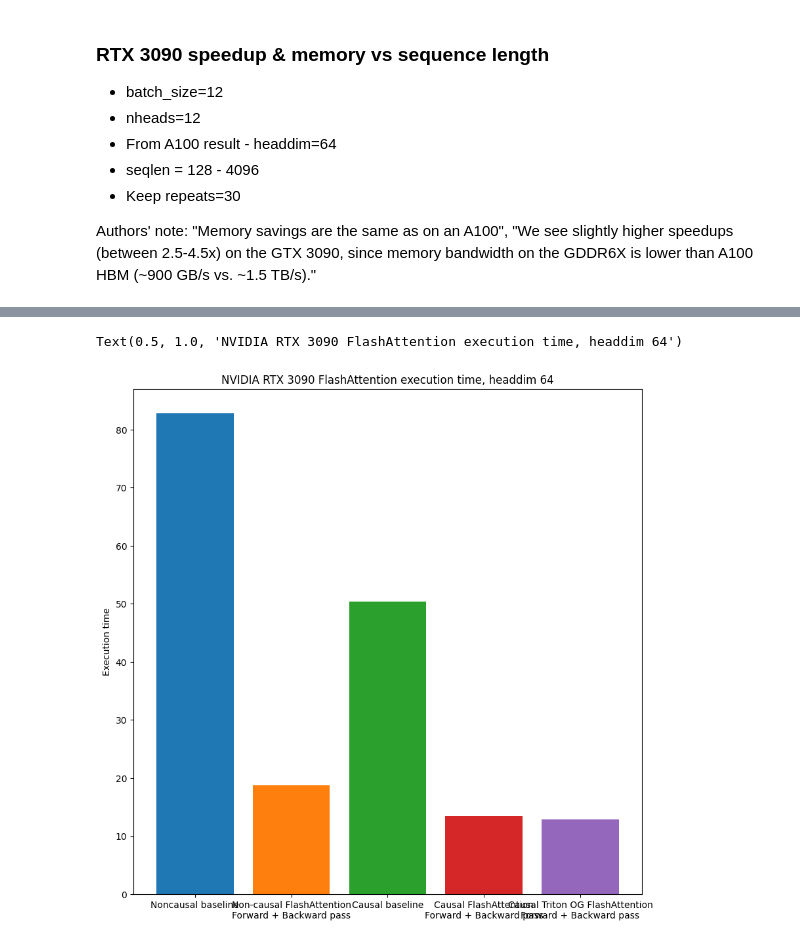
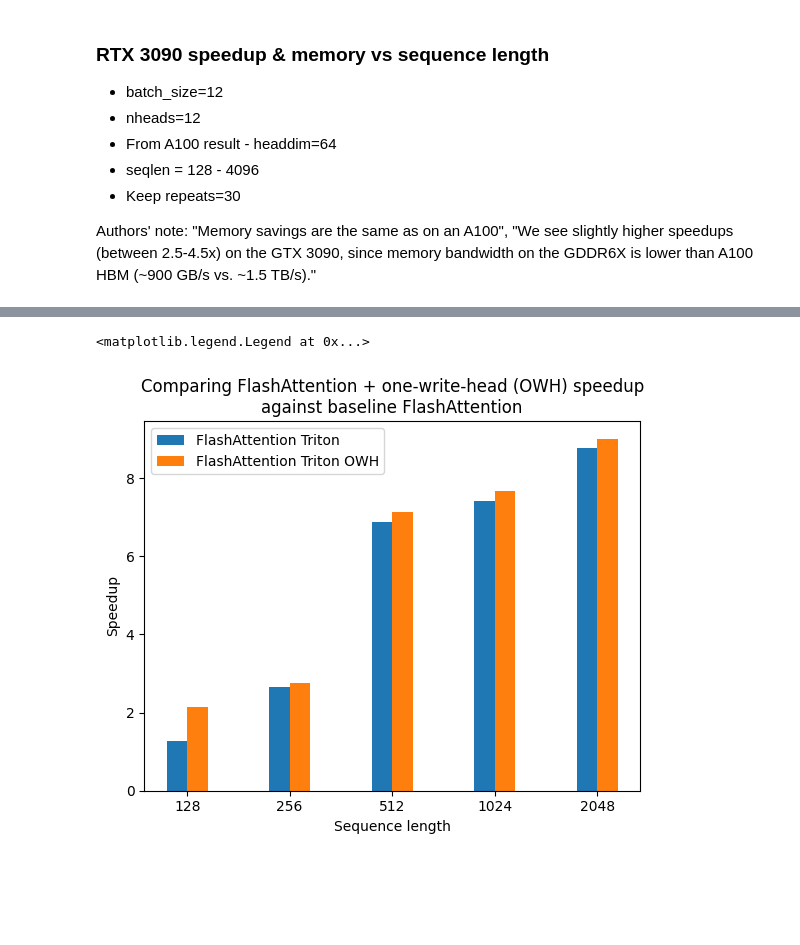
Before and after one commit to abf149/flash-attention, a Jupyter notebook: Challenge problem.ipynb, the cells around one changed output, grey strips where cells are left out. Saved outputs shown, nothing was run; the diff lists cells and outputs as text; code cells hidden in the pictures; blank space fills up the shorter version.

```diff
--- a/Challenge problem.ipynb
+++ b/Challenge problem.ipynb
@@ -358,6 +212,7 @@ STAGE:2023-05-06 18:37:34 100:100 ActivityProfilerController.cpp:300] Completed
 # %%
+# Save results
 import pickle
 
-dat={"res":res}
+dat={"res":res,"seqlen":seqlen}
 with open("rtx_3090_sweep.p","wb") as fp:
     pickle.dump(dat,fp)
@@ -409,12 +218,0 @@ Text(0.5, 1.0, 'NVIDIA RTX 3090 FlashAttention speedup, headdim 64')
-# %%
-plt.figure(figsize=(10,10))
-plt.bar("Noncausal baseline",noncausal_baseline)
-plt.bar(xlabels[0],noncausal_data["FlashAttentionForward + Backward pass"])
-plt.bar("Causal baseline",causal_baseline)
-plt.bar(xlabels[1],causal_data["FlashAttentionForward + Backward pass"])
-plt.bar(xlabels[2],causal_data["FlashAttention Triton OGForward + Backward pass"])
-plt.ylabel("Execution time")
-plt.title("NVIDIA RTX 3090 FlashAttention execution time, headdim 64")
-# %% [output]
-Text(0.5, 1.0, 'NVIDIA RTX 3090 FlashAttention execution time, headdim 64')
-[figure, removed]
@@ -420,0 +229,39 @@ Text(0.5, 1.0, 'NVIDIA RTX 3090 FlashAttention execution time, headdim 64')
+# %%
+# Extract forward-pass analysis data from results data structures
+
+#seqlens=[]
+standardattention_time=[]
+standardattention_memory=[]
+flashattention_time=[]
+flashattention_memory=[]
+flashattentiontriton_time=[]
+flashattentiontriton_memory=[]
+flashattentiontritonOWH_time=[]
+flashattentiontritonOWH_memory=[]
+
+for s in res2:
+    standardattention_time.append(s['StandardAttentionForward pass'])
+    standardattention_memory.append(s['StandardAttentionForward + Backward passMaxMemory'])
+    flashattention_time.append(s['FlashAttentionForward pass'])
+    flashattention_memory.append(s['FlashAttentionForward + Backward passMaxMemory'])
+    flashattentiontriton_time.append(s['FlashAttention TritonForward pass'])
+    flashattentiontriton_memory.append(s['FlashAttention TritonForward + Backward passMaxMemory'])
+    flashattentiontritonOWH_time.append(s['FlashAttention Triton OWHForward pass'])
+    flashattentiontritonOWH_memory.append(s['FlashAttention Triton OWHForward + Backward passMaxMemory'])
+# %%
+import matplotlib.pyplot as plt
+
+seqlen_str=[str(v) for v in seqlen2]
+
+ax=plt.gca()
+ax.bar(x=np.arange(len(seqlen_str))-.1,height=[standardattention_time[idx]/flashattentiontriton_time[idx] for idx in range(len(seqlen_str))],width=.2)
+ax.bar(x=np.arange(len(seqlen_str))+.1,height=[standardattention_time[idx]/flashattentiontritonOWH_time[idx] for idx in range(len(seqlen_str))],width=.2)
+ax.set_xticks(range(len(seqlen_str)))
+ax.set_xticklabels(seqlen_str)
+ax.set_xlabel("Sequence length")
+ax.set_ylabel("Speedup")
+ax.set_title("Comparing FlashAttention + one-write-head (OWH) speedup\nagainst baseline FlashAttention")
+ax.legend(["FlashAttention Triton","FlashAttention Triton OWH"])
+# %% [output]
+<matplotlib.legend.Legend at 0x...>
+[figure, added]
```
Also changed, not shown: parts of 18 cells of this notebook, 5 other files.
